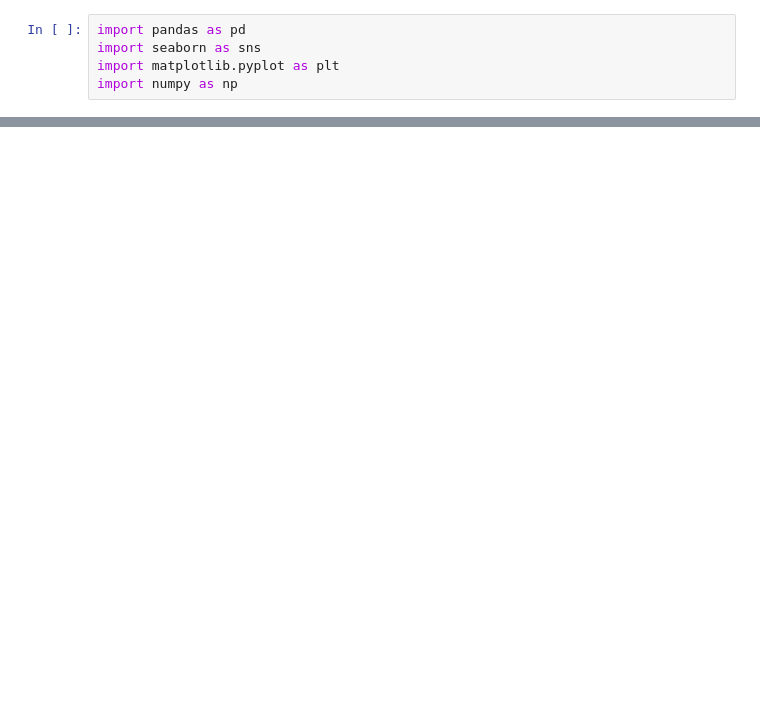
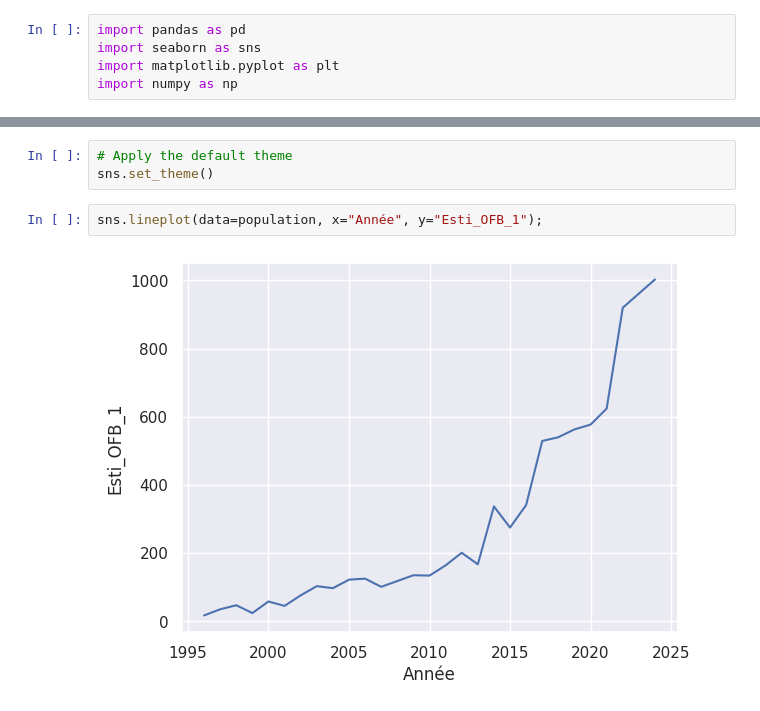
Before and after one commit to dthonon/pna_loup_suivi, a Jupyter notebook: notebook/Suivi_population_loups.ipynb, the cells around one changed output, grey strips where cells are left out. Saved outputs shown, nothing was run; the diff lists cells and outputs as text; blank space fills up the shorter version.

```diff
--- a/notebook/Suivi_population_loups.ipynb
+++ b/notebook/Suivi_population_loups.ipynb
@@ -29,0 +30,7 @@ dommages
+# %%
+# Apply the default theme
+sns.set_theme()
+# %%
+sns.lineplot(data=population, x="Année", y="Esti_OFB_1");
+# %% [output]
+[figure, added]
```
Also changed, not shown: parts of 1 cell of this notebook, 1 other file.
